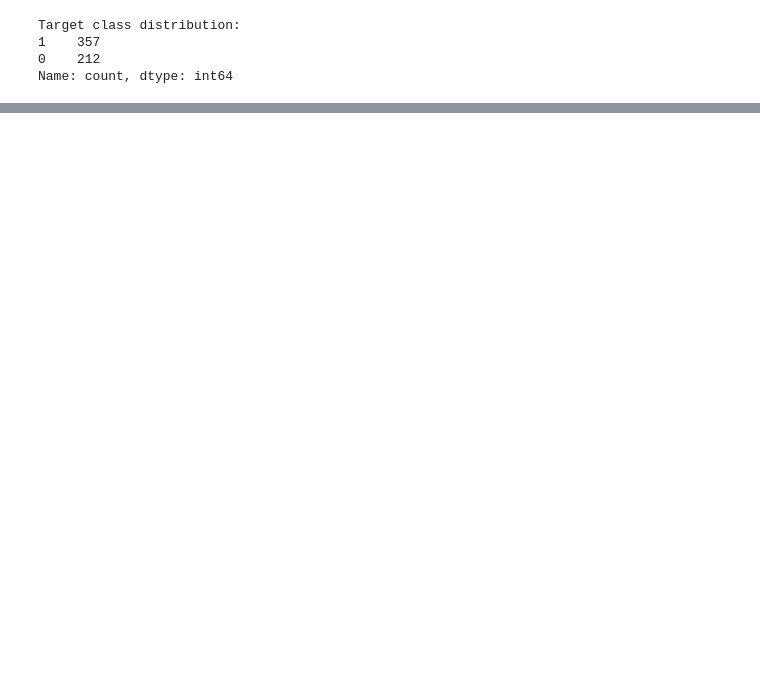
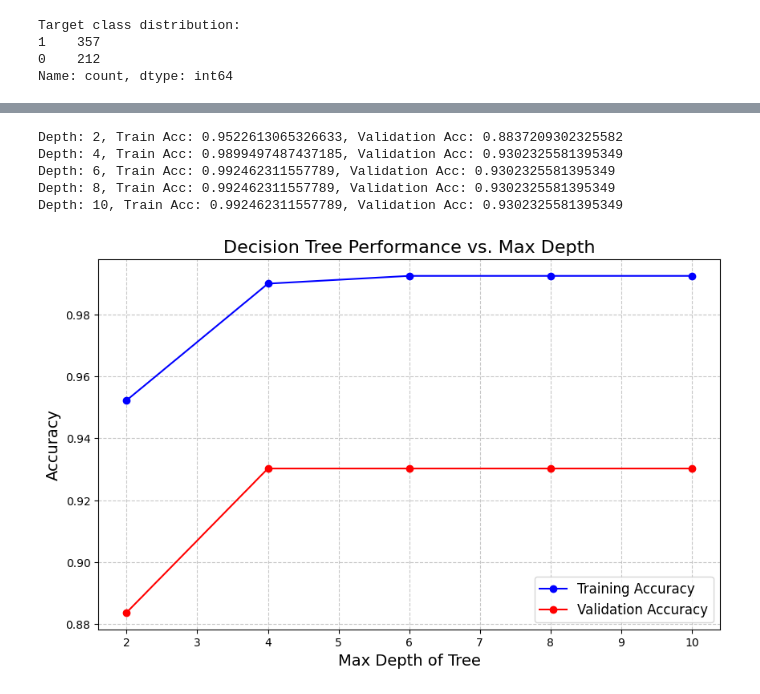
Before and after one commit to poppynix/Decision-trees-and-probabilistic-models, a Jupyter notebook: partC.ipynb, the cells around one changed output, grey strips where cells are left out. Cells and saved outputs as stored; diff of their text form; code cells hidden in the pictures; blank space fills up the shorter version.

Commit message:
decision tree finished

```diff
--- a/partC.ipynb
+++ b/partC.ipynb
@@ -126,5 +137,10 @@ class DecisionTree:
                     best_threshold = candidate_threshold
 
         return max_info_gain, best_feature, best_threshold
+# %%
+# accuracy helper function
+
+def calculate_accuracy(y_predictions, y_actual):
+    return (y_predictions == y_actual).mean()
 # %%
 #loads dataset
@@ -171,0 +248,61 @@ Test set size: 85 samples (15%)
+# %%
+# analyzing training and validation accuracies when max depth is variable and min samples is fixed (10)
+
+analysis_data = []
+
+for max_depth in [2, 4, 6, 8, 10]:
+    model = DecisionTree(max_depth, 10)
+    model.fit(x_train, y_train)
+
+    y_train_predictions = model.predict(x_train)
+    train_accuracy = calculate_accuracy(y_train_predictions, y_train)
+
+    y_validation_predictions = model.predict(x_validation)
+    validation_accuracy = calculate_accuracy(y_validation_predictions, y_validation)
+
+    analysis_data.append({
+        'Max depth': max_depth,
+        'Training accuracy': train_accuracy,
+        'Validation accuracy': validation_accuracy
+    })
+
+for data in analysis_data:
+    print(f"Depth: {data['Max depth']}, Train Acc: {data['Training accuracy']}, Validation Acc: {data['Validation accuracy']}")
+# %% [output]
+Depth: 2, Train Acc: 0.9522613065326633, Validation Acc: 0.8837209302325582
+Depth: 4, Train Acc: 0.9899497487437185, Validation Acc: 0.9302325581395349
+Depth: 6, Train Acc: 0.992462311557789, Validation Acc: 0.9302325581395349
+Depth: 8, Train Acc: 0.992462311557789, Validation Acc: 0.9302325581395349
+Depth: 10, Train Acc: 0.992462311557789, Validation Acc: 0.9302325581395349
+# %%
+# plot max depth vs training accuracy and validation accuracy
+
+df_analysis = pd.DataFrame(analysis_data)
+
+plt.figure(figsize=(10, 6))
+
+plt.plot(
+    df_analysis['Max depth'],
+    df_analysis['Training accuracy'],
+    marker='o',
+    linestyle='-',
+    color='blue',
+    label='Training Accuracy'
+)
+
+plt.plot(
+    df_analysis['Max depth'],
+    df_analysis['Validation accuracy'],
+    marker='o',
+    linestyle='-',
+    color='red',
+    label='Validation Accuracy'
+)
+
+plt.title('Decision Tree Performance vs. Max Depth', fontsize=16)
+plt.xlabel('Max Depth of Tree', fontsize=14)
+plt.ylabel('Accuracy', fontsize=14)
+plt.legend(fontsize=12)
+plt.grid(True, linestyle='--', alpha=0.7)
+# %% [output]
+[figure, added]
```
Also changed, not shown: parts of 10 cells of this notebook.
